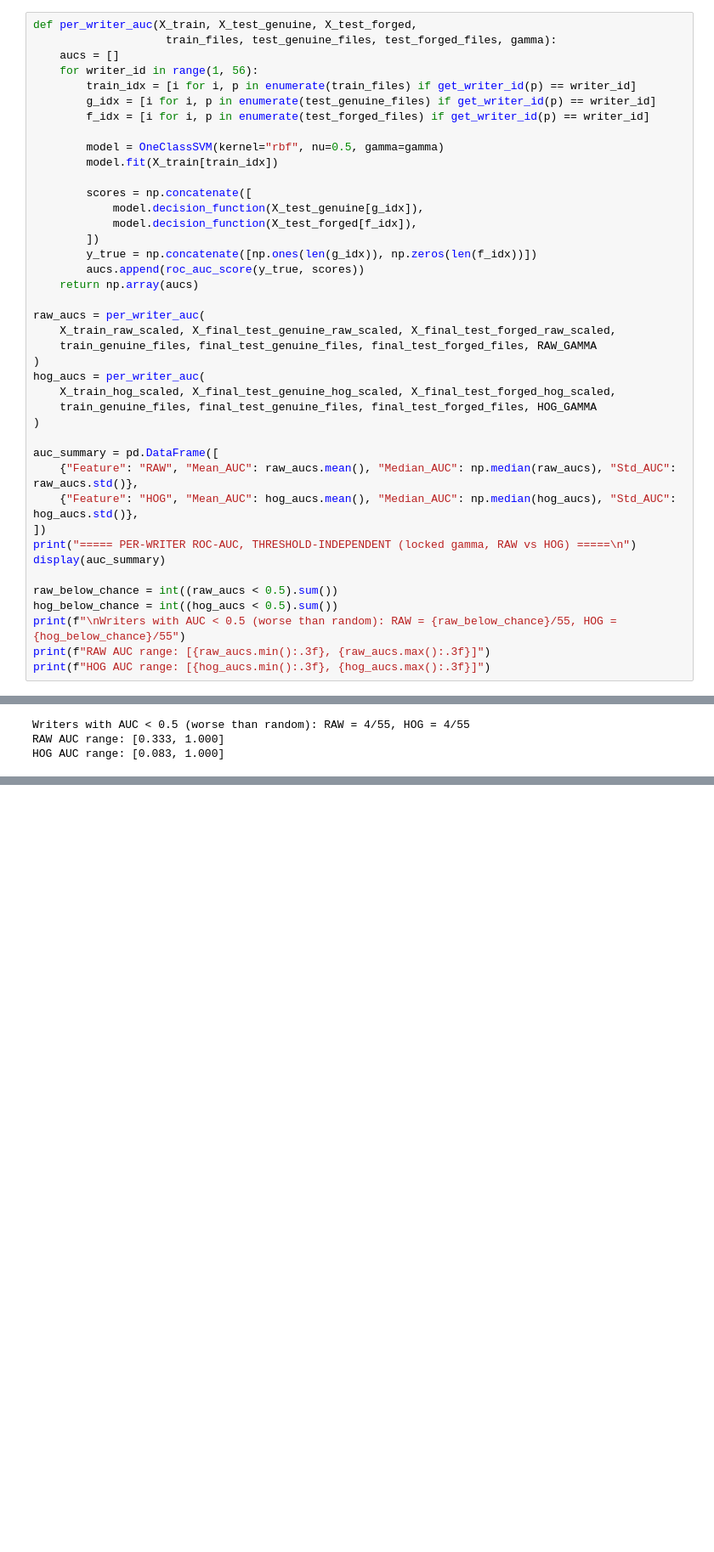
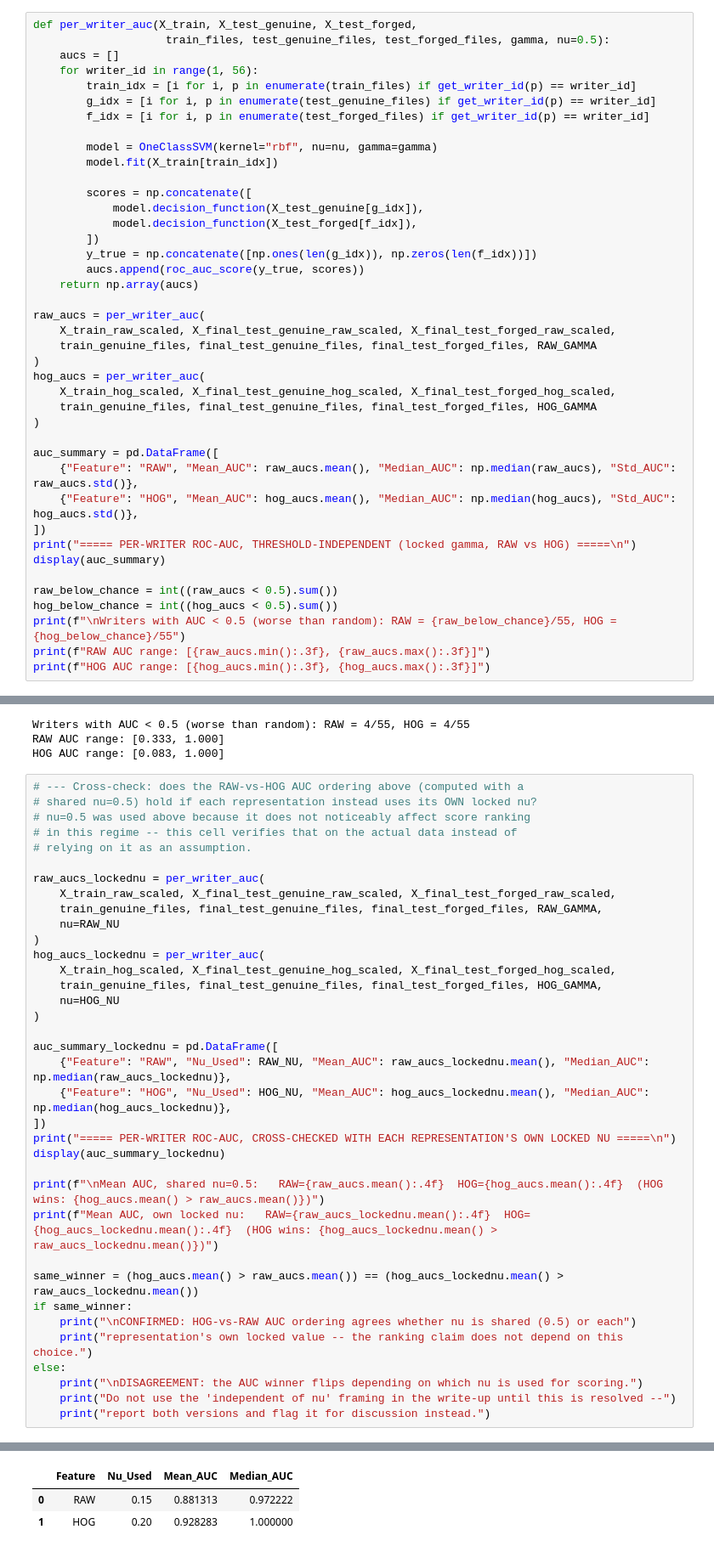
Before and after one commit to og-cz/6buwan, a Jupyter notebook: cedar/notebooks/cedar_addendum.ipynb, the cells around one changed output, grey strips where cells are left out. Shown at 85% size. Saved outputs shown, nothing was run; the diff lists cells and outputs as text; blank space fills up the shorter version.

```diff
--- a/cedar/notebooks/cedar_addendum.ipynb
+++ b/cedar/notebooks/cedar_addendum.ipynb
@@ -1240,13 +1244,13 @@ of scores that AUC is computed from.
 # %%
 def per_writer_auc(X_train, X_test_genuine, X_test_forged,
-                    train_files, test_genuine_files, test_forged_files, gamma):
+                    train_files, test_genuine_files, test_forged_files, gamma, nu=0.5):
     aucs = []
     for writer_id in range(1, 56):
         train_idx = [i for i, p in enumerate(train_files) if get_writer_id(p) == writer_id]
         g_idx = [i for i, p in enumerate(test_genuine_files) if get_writer_id(p) == writer_id]
         f_idx = [i for i, p in enumerate(test_forged_files) if get_writer_id(p) == writer_id]
 
-        model = OneClassSVM(kernel="rbf", nu=0.5, gamma=gamma)
+        model = OneClassSVM(kernel="rbf", nu=nu, gamma=gamma)
         model.fit(X_train[train_idx])
 
         scores = np.concatenate([
@@ -1286,3 +1290,40 @@ print(f"HOG AUC range: [{hog_aucs.min():.3f}, {hog_aucs.max():.3f}]")
 Writers with AUC < 0.5 (worse than random): RAW = 4/55, HOG = 4/55
 RAW AUC range: [0.333, 1.000]
 HOG AUC range: [0.083, 1.000]
+# %%
+# --- Cross-check: does the RAW-vs-HOG AUC ordering above (computed with a
+# shared nu=0.5) hold if each representation instead uses its OWN locked nu?
+# nu=0.5 was used above because it does not noticeably affect score ranking
+# in this regime -- this cell verifies that on the actual data instead of
+# relying on it as an assumption.
+
+raw_aucs_lockednu = per_writer_auc(
+    X_train_raw_scaled, X_final_test_genuine_raw_scaled, X_final_test_forged_raw_scaled,
+    train_genuine_files, final_test_genuine_files, final_test_forged_files, RAW_GAMMA,
+    nu=RAW_NU
+)
+hog_aucs_lockednu = per_writer_auc(
+    X_train_hog_scaled, X_final_test_genuine_hog_scaled, X_final_test_forged_hog_scaled,
+    train_genuine_files, final_test_genuine_files, final_test_forged_files, HOG_GAMMA,
+    nu=HOG_NU
+)
+
+auc_summary_lockednu = pd.DataFrame([
+    {"Feature": "RAW", "Nu_Used": RAW_NU, "Mean_AUC": raw_aucs_lockednu.mean(), "Median_AUC": np.median(raw_aucs_lockednu)},
+    {"Feature": "HOG", "Nu_Used": HOG_NU, "Mean_AUC": hog_aucs_lockednu.mean(), "Median_AUC": np.median(hog_aucs_lockednu)},
+])
+print("===== PER-WRITER ROC-AUC, CROSS-CHECKED WITH EACH REPRESENTATION'S OWN LOCKED NU =====\n")
+display(auc_summary_lockednu)
+
+print(f"\nMean AUC, shared nu=0.5:   RAW={raw_aucs.mean():.4f}  HOG={hog_aucs.mean():.4f}  (HOG wins: {hog_aucs.mean() > raw_aucs.mean()})")
+print(f"Mean AUC, own locked nu:   RAW={raw_aucs_lockednu.mean():.4f}  HOG={hog_aucs_lockednu.mean():.4f}  (HOG wins: {hog_aucs_lockednu.mean() > raw_aucs_lockednu.mean()})")
+
+same_winner = (hog_aucs.mean() > raw_aucs.mean()) == (hog_aucs_lockednu.mean() > raw_aucs_lockednu.mean())
+if same_winner:
+    print("\nCONFIRMED: HOG-vs-RAW AUC ordering agrees whether nu is shared (0.5) or each")
+    print("representation's own locked value -- the ranking claim does not depend on this choice.")
+else:
+    print("\nDISAGREEMENT: the AUC winner flips depending on which nu is used for scoring.")
+    print("Do not use the 'independent of nu' framing in the write-up until this is resolved --")
+    print("report both versions and flag it for discussion instead.")
+# %% [output]
@@ -1288,0 +1331,3 @@ HOG AUC range: [0.083, 1.000]
+|  | Feature | Nu_Used | Mean_AUC | Median_AUC |
+| 0 | RAW | 0.15 | 0.881313 | 0.972222 |
+| 1 | HOG | 0.20 | 0.928283 | 1.000000 |
```
Also changed, not shown: parts of 4 cells of this notebook.
